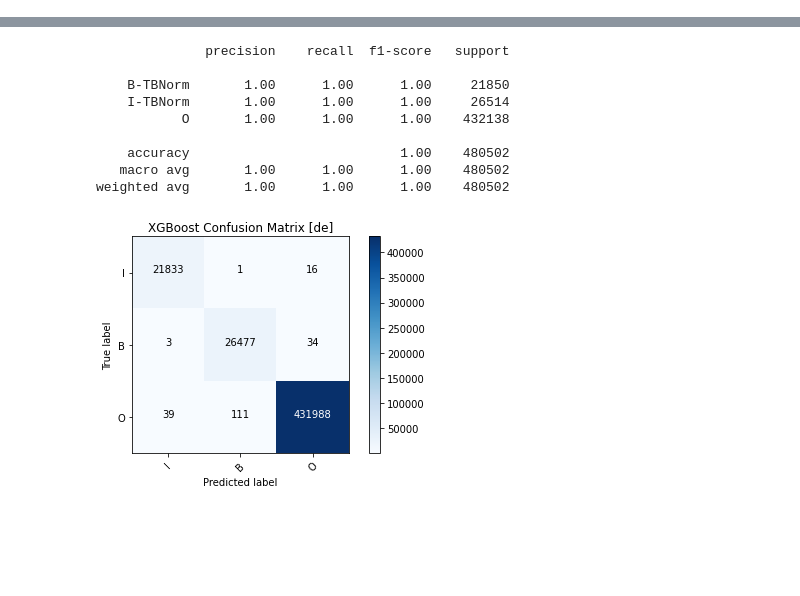
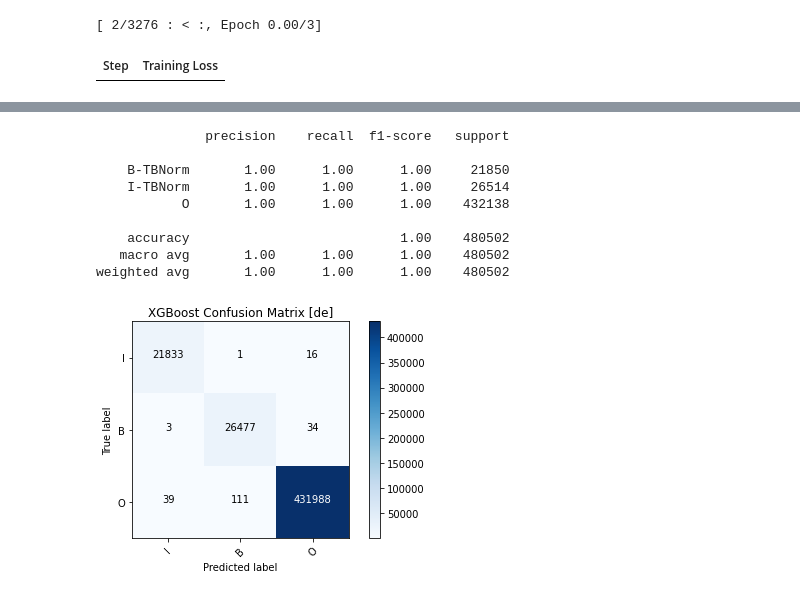
Before and after one commit to sting1000/generator, a Jupyter notebook: notebooks/ner.ipynb, the cells around one changed output, grey strips where cells are left out. Cells and saved outputs as stored; diff of their text form; code cells hidden in the pictures; blank space fills up the shorter version.

```diff
--- a/notebooks/ner.ipynb
+++ b/notebooks/ner.ipynb
@@ -170,0 +76,23 @@ Index(['O', 'B-TBNorm', 'I-TBNorm'], dtype='object')
+# %%
+import torch
+
+class WNUTDataset(torch.utils.data.Dataset):
+    def __init__(self, encodings, labels):
+        self.encodings = encodings
+        self.labels = labels
+
+    def __getitem__(self, idx):
+        item = {key: torch.tensor(val[idx]) for key, val in self.encodings.items()}
+        item['labels'] = torch.tensor(self.labels[idx])
+        return item
+
+    def __len__(self):
+        return len(self.labels)
+
+train_encodings.pop("offset_mapping") # we don't want to pass this to the model
+val_encodings.pop("offset_mapping")
+train_dataset = WNUTDataset(train_encodings, train_labels)
+val_dataset = WNUTDataset(val_encodings, val_labels)
+# %%
+from transformers import DistilBertForTokenClassification
+model = DistilBertForTokenClassification.from_pretrained('distilbert-base-uncased', num_labels=len(unique_tags))
@@ -170,0 +105,25 @@ Index(['O', 'B-TBNorm', 'I-TBNorm'], dtype='object')
+# %%
+from transformers import DistilBertForSequenceClassification, Trainer, TrainingArguments
+
+training_args = TrainingArguments(
+    output_dir='./results',          # output directory
+    num_train_epochs=3,              # total number of training epochs
+    per_device_train_batch_size=16,  # batch size per device during training
+    per_device_eval_batch_size=64,   # batch size for evaluation
+    warmup_steps=500,                # number of warmup steps for learning rate scheduler
+    weight_decay=0.01,               # strength of weight decay
+    logging_dir='./logs',            # directory for storing logs
+    logging_steps=10,
+)
+
+trainer = Trainer(
+    model=model,                         # the instantiated 🤗 Transformers model to be trained
+    args=training_args,                  # training arguments, defined above
+    train_dataset=train_dataset,         # training dataset
+    eval_dataset=val_dataset             # evaluation dataset
+)
+
+trainer.train()
+# %% [output]
+[ 2/3276 : < :, Epoch 0.00/3]
+| Step | Training Loss |
```
Also changed, not shown: parts of 17 cells of this notebook, 12 other files.
